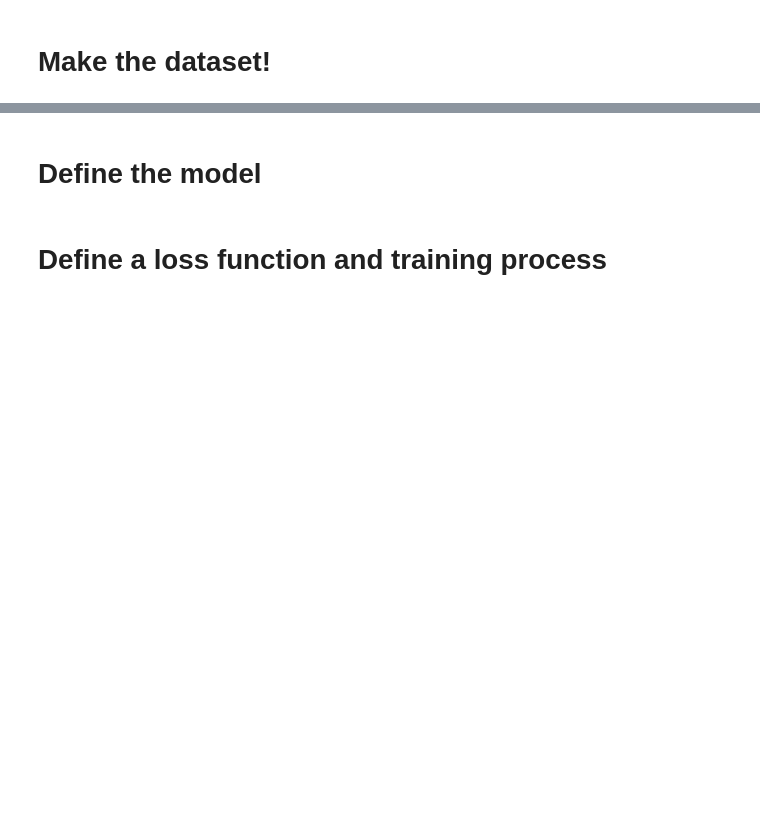
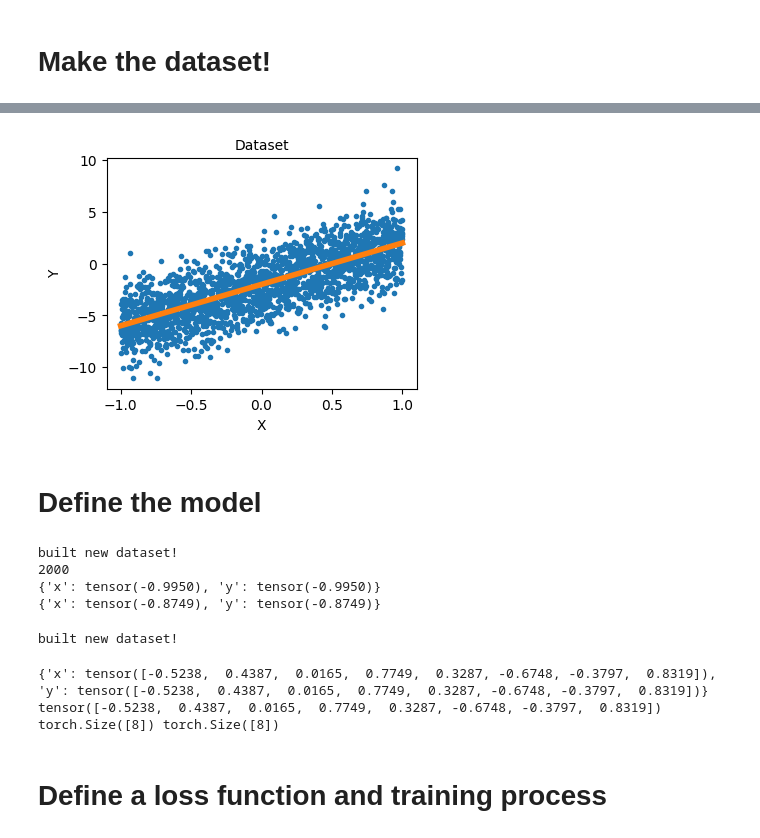
Before and after one commit to ppokranguser/Artificial_Intelligence_study, a Jupyter notebook: 240924_logistic_regression_blanks.ipynb, the cells around one changed output, grey strips where cells are left out. Saved outputs shown, nothing was run; the diff lists cells and outputs as text; code cells hidden in the pictures; blank space fills up the shorter version.

```diff
--- a/240924_logistic_regression_blanks.ipynb
+++ b/240924_logistic_regression_blanks.ipynb
@@ -12,0 +23,19 @@
+# %%
+# Make the dataset here
+
+### To make the linear dataset. Define the gt_w and gt_b
+gt_w = 4.0 # ground truth weight for linear regression
+gt_b = -2.0 # ground truth bias for linear regression
+
+### define the number of data, and value of noise to add to wx+b
+num_data = 2000
+noise_value = 2
+
+### Sample some random X between range -1 ~ 1
+x_range = np.array([-1,1])
+x = np.linspace(x_range[0], x_range[1], num_data) #random data points
+
+### Define some noise to add to wx+b
+noise = noise_value * np.random.randn(num_data)
+y_raw = gt_w * x + gt_b
+y = gt_w * x + gt_b + noise
@@ -13,2 +86,17 @@
+# %%
+### Plot the dataset
+plt.figure(figsize=(4,3))
+plt.plot(x,y, '.')
+
+### Plot the ground truth linear regressor
+plt.plot(x_range, x_range*gt_w+gt_b, linewidth=4)
+
+### Title and extras
+plt.title('Dataset', fontsize=10)
+plt.xlabel('X', fontsize=10)
+plt.ylabel('Y', fontsize=10)
+plt.show()
+# %% [output]
+[figure, added]
 # %% [markdown]
 # Define the model
@@ -17,2 +130,40 @@
+# %%
+xy_dataset = XY_Dataset(x,y)
+
+
+print(xy_dataset.__len__())
+print(xy_dataset[5])
+print(xy_dataset[125])
+# %% [output]
+built new dataset!
+2000
+{'x': tensor(-0.9950), 'y': tensor(-0.9950)}
+{'x': tensor(-0.8749), 'y': tensor(-0.8749)}
+# %%
+### DataLoader 는 무작위로 우리가 원하는 batch사이즈로 데이터셋을 추출한다.
+### Define the batch size you want
+batch_size = 8
+
+### Create the instance of dataset, and detaloader
+dataset = XY_Dataset(x,y)
+dataloader = DataLoader(dataset, batch_size, shuffle=True)
+
+# 0 1 2 3 4 5 ===> shuffle=True ==> 5 2 4 3 1 0 (Random shuffle)
+# if batch size == 2
+# (5,2) (4,3), (1,0) batches will be returned from ...
+# for sample in dataloader:....
+#    sample : (5,2), (4,3), (1,0)...
+# %% [output]
+built new dataset!
+# %%
+### Try sampling out one random data point.
+sample = next(iter(dataloader))
+print(sample)
+print(sample['y'])
+print(sample['x'].shape, sample['y'].shape)
+# %% [output]
+{'x': tensor([-0.5238,  0.4387,  0.0165,  0.7749,  0.3287, -0.6748, -0.3797,  0.8319]), 'y': tensor([-0.5238,  0.4387,  0.0165,  0.7749,  0.3287, -0.6748, -0.3797,  0.8319])}
+tensor([-0.5238,  0.4387,  0.0165,  0.7749,  0.3287, -0.6748, -0.3797,  0.8319])
+torch.Size([8]) torch.Size([8])
 # %% [markdown]
 # Define a loss function and training process
```
Also changed, not shown: parts of 14 cells of this notebook.
